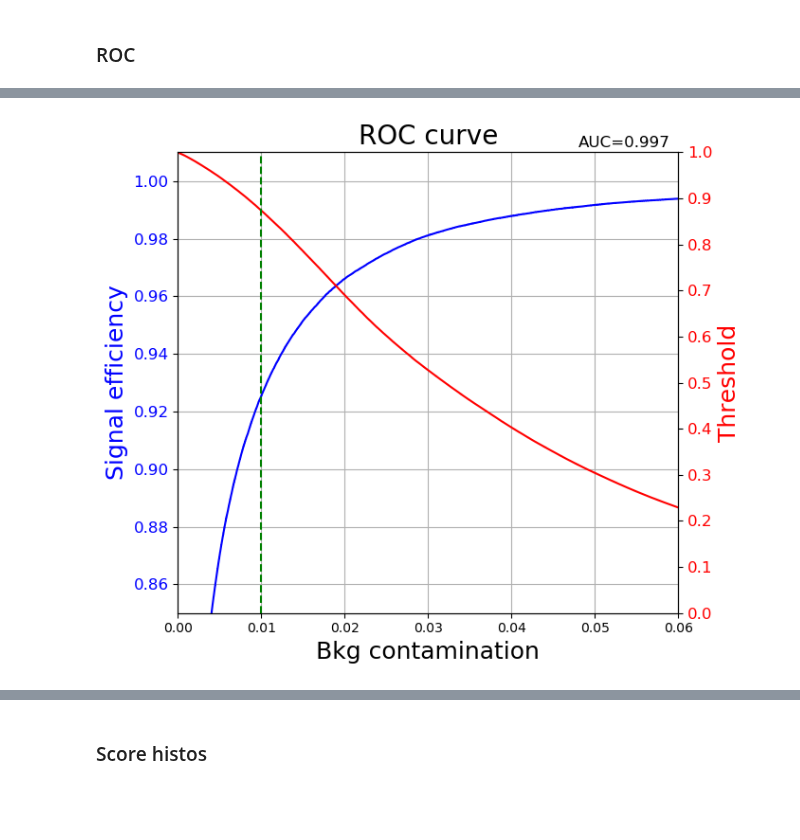
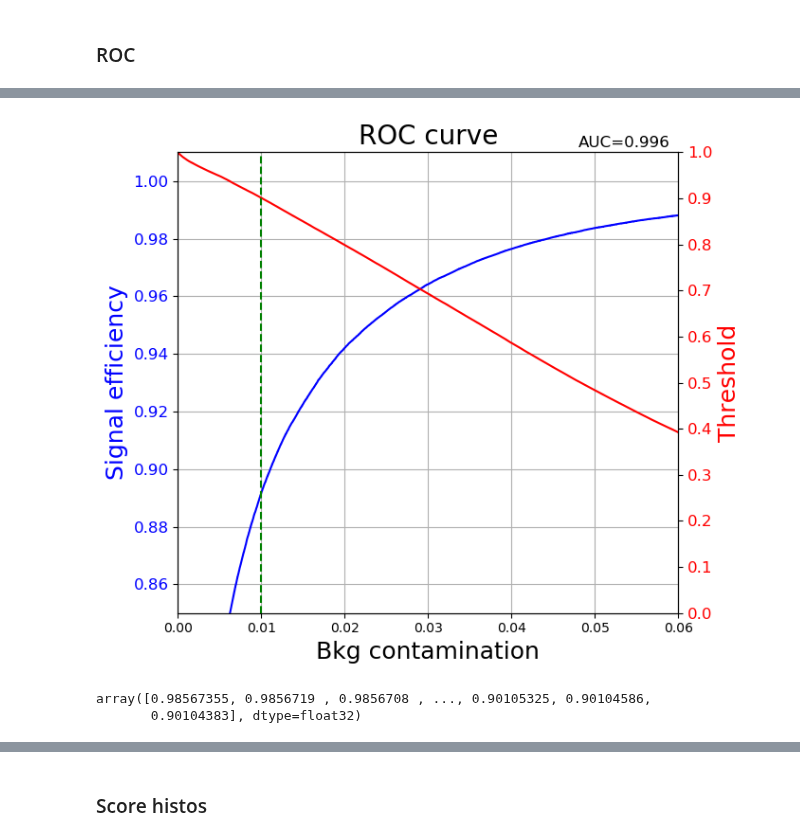
Before and after one commit to valsdav/DeepSuperCluster, a Jupyter notebook: Evaluation/ValidationPlots.ipynb, the cells around one changed output, grey strips where cells are left out. Cells and saved outputs as stored; diff of their text form; code cells hidden in the pictures; blank space fills up the shorter version.

```diff
--- a/Evaluation/ValidationPlots.ipynb
+++ b/Evaluation/ValidationPlots.ipynb
@@ -63,3 +63,39 @@ for i in range(80, 127):
 data_val  = pd.concat(datas_val, ignore_index=True)
 
 cols = ["seed_eta", "seed_phi", "seed_iz","cluster_deta", "cluster_dphi", "en_seed", "en_cluster"]
+# %%
+datas_val = []
+
+for i in range(35, 49):
+    f = f"/eos/user/r/rdfexp/ecal/cluster/output_deepcluster_dumper/electrons/numpy_v1/clusters_data_{i}.pkl"
+    if not os.path.exists(f):
+        print("file not found: ", f)
+        continue
+    d = pickle.load(open(f, "rb"))
+    #Seed included
+    if include_seed:
+        datas_val.append(d[(d.is_calo) ])
+        # Seed not included
+    else:
+        datas_val.append(d[(d.is_calo) & (d.is_seed==False)])
+
+data_ele = pd.concat(datas_val, ignore_index=True)
+data_ele["particle"] = "electron"
+
+datas_val = []
+
+for i in range(60, 92):
+    f = f"/eos/user/r/rdfexp/ecal/cluster/output_deepcluster_dumper/gammas/numpy_v1/clusters_data_{i}.pkl"
+    if not os.path.exists(f):
+        print("file not found: ", f)
+        continue
+    d = pickle.load(open(f, "rb"))
+    #Seed included
+    if include_seed:
+        datas_val.append(d[(d.is_calo) ])
+        # Seed not included
+    else:
+        datas_val.append(d[(d.is_calo) & (d.is_seed==False)])
+
+data_gamma = pd.concat(datas_val, ignore_index=True)
+data_gamma["particle"] = "gamma"
@@ -66,5 +105,9 @@ cols = ["seed_eta", "seed_phi", "seed_iz","cluster_deta", "cluster_dphi", "en_se
+# %%
+data_val = pd.concat([data_gamma.iloc[0:len(data_ele)], data_ele], ignore_index=True)
 # %% [markdown]
 # Evaluation
+# %%
+cols = ["seed_eta", "seed_phi", "seed_iz","cluster_deta", "cluster_dphi", "en_seed", "en_cluster"]
 # %%
 data_val["y"] = model.predict(scaler.transform(data_val[cols].values), batch_size=2048)
 data_out = data_val[data_val.in_scluster== False]
@@ -86,30 +129,35 @@ AUC score: 0.9969654929127219
 # %%
 fp , tp, th = roc_curve(y_test, pred)
 fig, ax1 = plt.subplots(figsize=(7,6), dpi=100)
 ax1.plot(fp, tp, label="roc", color="blue")
 
 ax1.set_xlabel("Bkg contamination", fontsize=18)
 ax1.set_ylabel("Signal efficiency", fontsize=18, color="blue")
 ax1.set_ylim(0.850, 1.01)
 ax1.set_xlim(0, 0.06)
 #ax1.plot([0,1],[1,1],"b--")
 ax1.tick_params("y",labelsize="large", labelcolor="blue")
 
 ax2 = ax1.twinx()
 ax2.plot(fp, th, label="threshold", color="red")
 ax2.tick_params(axis='y', labelcolor="red", labelsize="large")
 ax2.set_ylabel("Threshold", fontsize=18, color="red")
 ax2.set_ylim(0, 1)
 ax1.grid()
 #ax2.grid(linestyle="dashed", color="red")
 
 ax2.plot([0.01, 0.01], [0, 2], "g--")
 ax2.set_yticks(np.arange(0, 1.1, 0.1))
 #ax2.minorticks_on()
 
 ax1.set_title("ROC curve", fontsize=20)
-ax2.text(x = 0.048, y = 1.01, s="AUC=0.997", fontsize="large")
+ax2.text(x = 0.048, y = 1.01, s=f"AUC={auc:.3f}", fontsize="large")
 
 fig.tight_layout()
 # %% [output]
-[figure, old version]
+[figure, new version]
+# %%
+th[(fp>0.0009) & (fp < 0.01001) ]
+# %% [output]
+array([0.98567355, 0.9856719 , 0.9856708 , ..., 0.90105325, 0.90104586,
+       0.90104383], dtype=float32)
```
Also changed, not shown: parts of 5 cells of this notebook, 2 other files.
